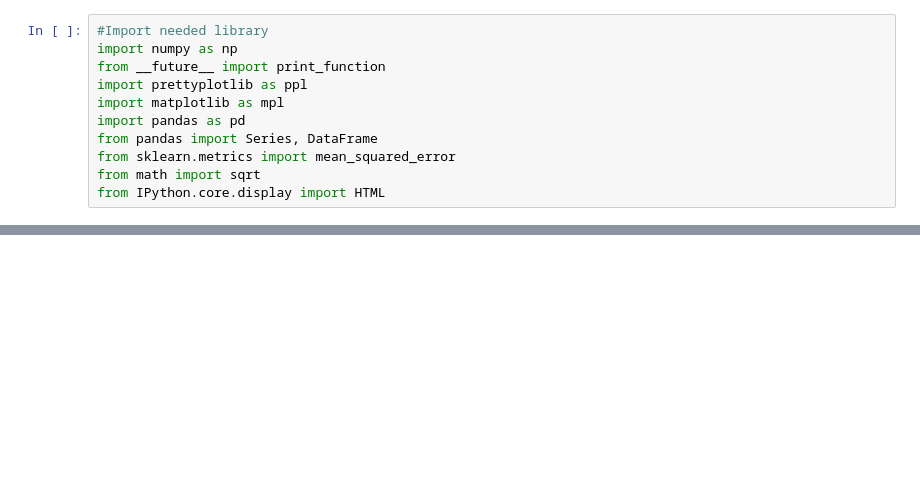
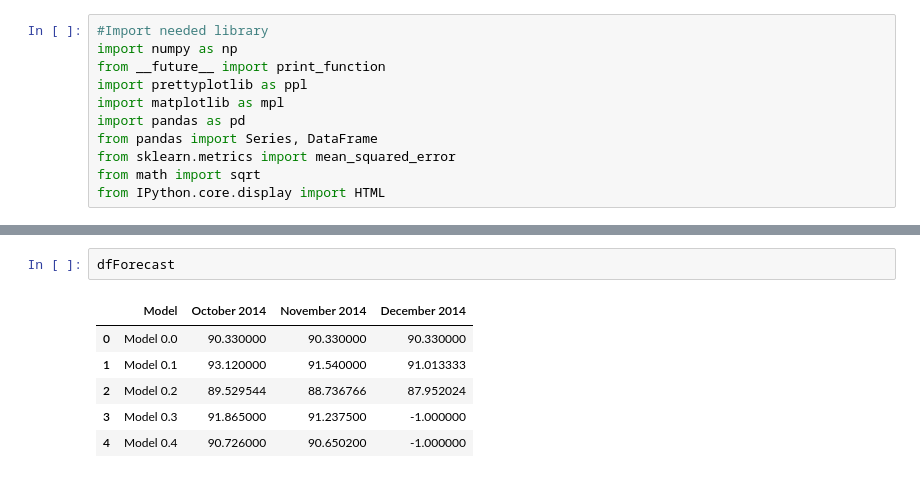
Before and after one commit to Sree-vathsan/CSE591-Data-Science-Project, a Jupyter notebook: baselineModel/bm_oil.ipynb, the cells around one changed output, grey strips where cells are left out. Drawn from its saved outputs; the diff is of its cells as text; blank space fills up the shorter version.

```diff
--- a/baselineModel/bm_oil.ipynb
+++ b/baselineModel/bm_oil.ipynb
@@ -218,3 +217,12 @@ dfErr
 | 4 | Model 0.4 | 0 | 53.673927 | 7.754635 | 5.761054 | 7.271740 |
 [figure]
 [figure]
+# %%
+dfForecast
+# %% [output]
+|  | Model | October 2014 | November 2014 | December 2014 |
+| 0 | Model 0.0 | 90.330000 | 90.330000 | 90.330000 |
+| 1 | Model 0.1 | 93.120000 | 91.540000 | 91.013333 |
+| 2 | Model 0.2 | 89.529544 | 88.736766 | 87.952024 |
+| 3 | Model 0.3 | 91.865000 | 91.237500 | -1.000000 |
+| 4 | Model 0.4 | 90.726000 | 90.650200 | -1.000000 |
```
Also changed, not shown: parts of 1 cell of this notebook, 1 other file.
